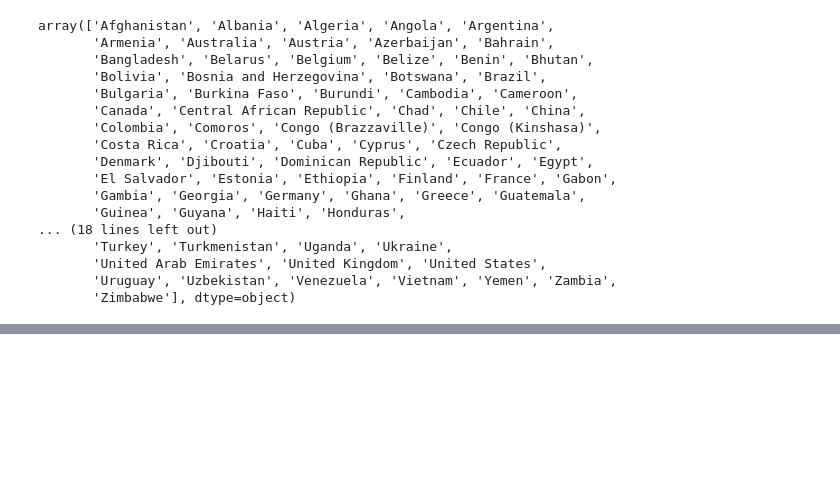
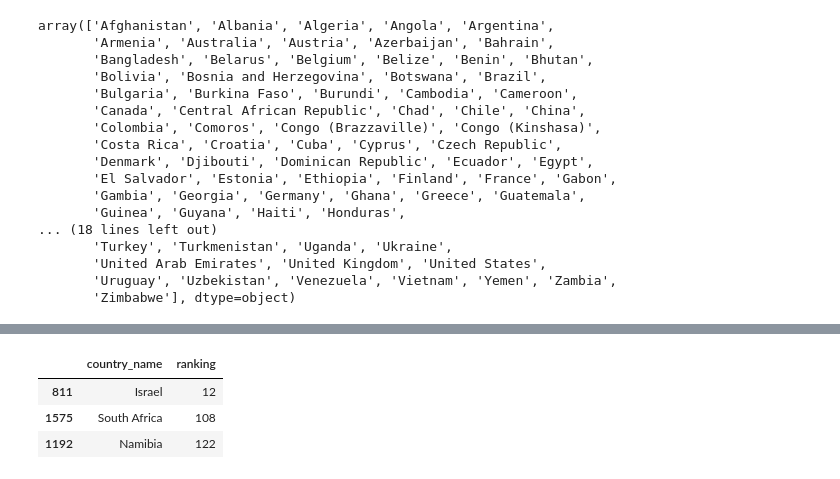
Before and after one commit to Adalab/da-promo-F-modulo4-sprint1-pairprogramming-SilviaElena, a Jupyter notebook: limpieza.ipynb, the cells around one changed output, grey strips where cells are left out. Saved outputs shown, nothing was run; the diff lists cells and outputs as text; code cells hidden in the pictures; blank space fills up the shorter version.

Commit message:
con columna ranking

```diff
--- a/limpieza.ipynb
+++ b/limpieza.ipynb
@@ -651 +684,45 @@ whr.sample(5).T
+# %%
+ranking_dic ={'Afghanistan': 162, 'Albania': 100, 'Algeria': 81, 'Angola': 132, 'Argentina': 34,
+       'Armenia': 126, 'Australia': 10, 'Austria': 11 , 'Azerbaijan': 104, 'Bahrain': 49,
+       'Bangladesh': 114, 'Belarus' : 70, 'Belgium': 17, 'Belize': 42, 'Benin': 149, 'Bhutan': 93,
+       'Bolivia': 61, 'Bosnia and Herzegovina': 94, 'Botswana': 154, 'Brazil': 25,
+       'Bulgaria': 123, 'Burkina Faso': 145, 'Burundi': 164, 'Cambodia': 143, 'Cameroon' : 119,
+       'Canada': 7, 'Central African Republic': 165, 'Chad' : 151, 'Chile' : 32, 'China' : 98,
+       'Colombia': 41, 'Comoros': 157, 'Congo (Brazzaville)': 129, 'Congo (Kinshasa)': 138,
+       'Costa Rica': 13, 'Croatia': 65, 'Cuba': 79, 'Cyprus': 43, 'Czech Republic': 26,
+       'Denmark': 1, 'Djibouti': 110, 'Dominican Republic': 89, 'Ecuador': 60, 'Egypt': 125,
+       'El Salvador': 51, 'Estonia': 64, 'Ethiopia': 136, 'Finland': 2, 'France': 24, 'Gabon': 131,
+       'Gambia': 115, 'Georgia': 141, 'Germany': 20, 'Ghana': 111, 'Greece': 72, 'Guatemala': 40,
+       'Guinea': 146, 'Guyana': 50, 'Haiti': 156, 'Honduras': 80,
+       'Hong Kong S.A.R. of China': 76, 'Hungary': 83, 'Iceland': 6, 'India': 128,
+       'Indonesia': 88, 'Iran': 109, 'Iraq': 118, 'Ireland': 15, 'Israel': 12, 'Italy': 35,
+       'Ivory Coast': 121, 'Jamaica': 57, 'Japan': 48, 'Jordan': 90, 'Kazakhstan': 56, 'Kenya': 135,
+       'Kosovo': 62, 'Kuwait': 37, 'Kyrgyzstan': 96, 'Laos': 102, 'Latvia': 78, 'Lebanon': 103,
+       'Lesotho': 153, 'Liberia': 150, 'Libya': 73, 'Lithuania':55, 'Luxembourg': 16,
+       'Madagascar': 155, 'Malawi': 148, 'Malaysia': 58, 'Maldives': 92, 'Mali': 144, 'Malta': 31,
+       'Mauritania': 133, 'Mauritius': 54, 'Mexico': 22, 'Moldova': 67, 'Mongolia': 97,
+       'Montenegro': 82, 'Morocco': 99, 'Mozambique': 117, 'Myanmar': 134, 'Namibia': 122,
+       'Nepal': 116, 'Netherlands': 5, 'New Zealand': 9, 'Nicaragua': 66, 'Niger': 142,
+       'Nigeria': 101, 'North Cyprus': 63, 'North Macedonia': 106, 'Norway': 4, 'Oman': 19,
+       'Pakistan': 86, 'Palestinian Territories': 120, 'Panama': 23, 'Paraguay': 71,
+       'Peru': 69, 'Philippines': 91, 'Poland': 52, 'Portugal': 77, 'Qatar': 27, 'Romania': 74,
+       'Russia': 75, 'Rwanda': 161, 'Saudi Arabia': 28, 'Senegal': 130, 'Serbia': 85,
+       'Sierra Leone': 147, 'Singapore': 30, 'Slovakia': 45, 'Slovenia': 46, 'Somalia': 95,
+       'Somaliland region': 107, 'South Africa': 108, 'South Korea': 53, 'South Sudan': 166,
+       'Spain': 29, 'Sri Lanka': 139, 'Sudan':  137, 'Suriname': 38, 'Swaziland': 127, 'Sweden': 8,
+       'Switzerland': 3, 'Syria': 152, 'Taiwan Province of China': 33, 'Tajikistan': 105,
+       'Tanzania': 160, 'Thailand': 44, 'Togo': 163, 'Trinidad and Tobago': 36, 'Tunisia': 113,
+       'Turkey': 87, 'Turkmenistan': 68, 'Uganda': 140, 'Ukraine': 112,
+       'United Arab Emirates': 21, 'United Kingdom': 18, 'United States': 14,
+       'Uruguay': 39, 'Uzbekistan': 59, 'Venezuela': 47, 'Vietnam': 84, 'Yemen': 158, 'Zambia': 124,
+       'Zimbabwe': 159}
+# %%
+whr["ranking"] = whr["country_name"].replace(ranking_dic)
+# %%
+whr[["country_name", "ranking"]].sample(3)
+# %% [output]
+|  | country_name | ranking |
+| 811 | Israel | 12 |
+| 1575 | South Africa | 108 |
+| 1192 | Namibia | 122 |
 # %%
```
Also changed, not shown: parts of 5 cells of this notebook.
